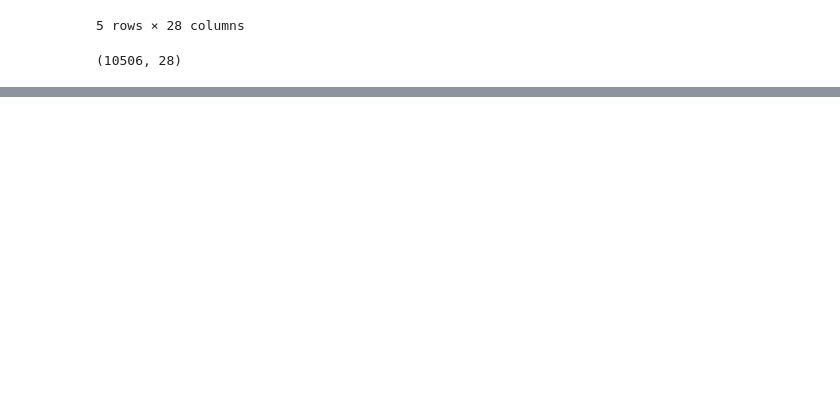
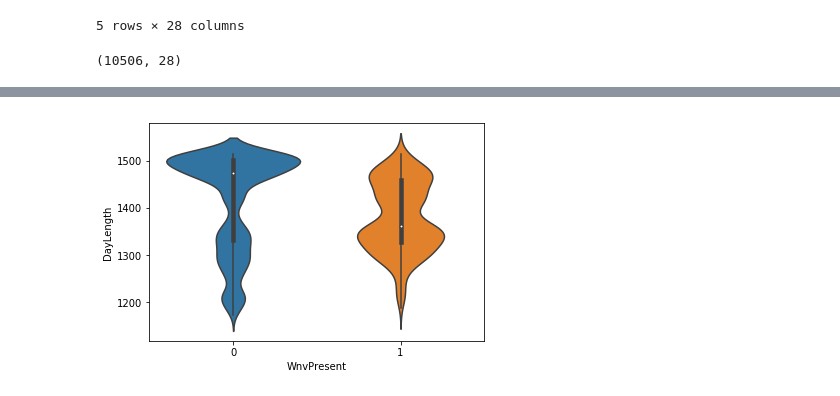
Before and after one commit to helencai62/CDC_WNV_project, a Jupyter notebook: logistic model.ipynb, the cells around one changed output, grey strips where cells are left out. Cells and saved outputs as stored; diff of their text form; code cells hidden in the pictures; blank space fills up the shorter version.

```diff
--- a/logistic model.ipynb
+++ b/logistic model.ipynb
@@ -66,0 +152,5 @@ target.shape
+# %%
+train['DayLength'] = train['Sunset'] - train['Sunrise']
+sns.violinplot(y='DayLength', x='WnvPresent', data=train);
+# %% [output]
+[figure, added]
```
Also changed, not shown: parts of 53 cells of this notebook.
